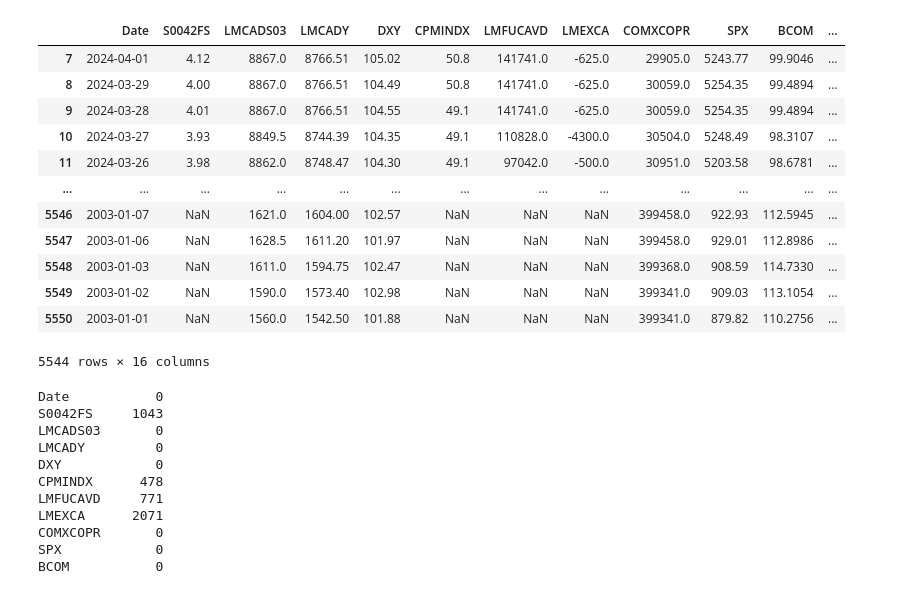
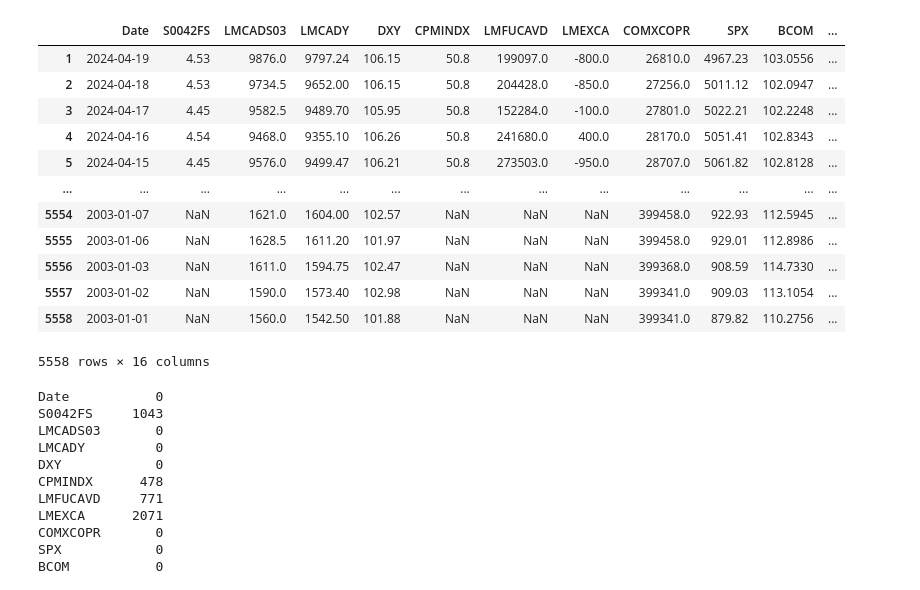
Before and after one commit to f8ac/preprocesamiento, a Jupyter notebook: data_preprocessing_v_3.ipynb, the cells around one changed output. Cells and saved outputs as stored; diff of their text form; code cells hidden in the pictures.

```diff
--- a/data_preprocessing_v_3.ipynb
+++ b/data_preprocessing_v_3.ipynb
@@ -22,21 +22,21 @@ df
 # %%
 df['Date'] = pd.to_datetime(df['Date'], dayfirst=False)  # Convertir la columna de fecha a datetime
-df = df[(df['Date'] >= '2003-01-01') & (df['Date'] <= '2024-04-01')]
+df = df[(df['Date'] >= '2003-01-01') & (df['Date'] <= '2024-04-20')]
 df
 # %% [output]
 |  | Date | S0042FS | LMCADS03 | LMCADY | DXY | CPMINDX | LMFUCAVD | LMEXCA | COMXCOPR | SPX | BCOM | ... |
-| 7 | 2024-04-01 | 4.12 | 8867.0 | 8766.51 | 105.02 | 50.8 | 141741.0 | -625.0 | 29905.0 | 5243.77 | 99.9046 | ... |
-| 8 | 2024-03-29 | 4.00 | 8867.0 | 8766.51 | 104.49 | 50.8 | 141741.0 | -625.0 | 30059.0 | 5254.35 | 99.4894 | ... |
-| 9 | 2024-03-28 | 4.01 | 8867.0 | 8766.51 | 104.55 | 49.1 | 141741.0 | -625.0 | 30059.0 | 5254.35 | 99.4894 | ... |
-| 10 | 2024-03-27 | 3.93 | 8849.5 | 8744.39 | 104.35 | 49.1 | 110828.0 | -4300.0 | 30504.0 | 5248.49 | 98.3107 | ... |
-| 11 | 2024-03-26 | 3.98 | 8862.0 | 8748.47 | 104.30 | 49.1 | 97042.0 | -500.0 | 30951.0 | 5203.58 | 98.6781 | ... |
+| 1 | 2024-04-19 | 4.53 | 9876.0 | 9797.24 | 106.15 | 50.8 | 199097.0 | -800.0 | 26810.0 | 4967.23 | 103.0556 | ... |
+| 2 | 2024-04-18 | 4.53 | 9734.5 | 9652.00 | 106.15 | 50.8 | 204428.0 | -850.0 | 27256.0 | 5011.12 | 102.0947 | ... |
+| 3 | 2024-04-17 | 4.45 | 9582.5 | 9489.70 | 105.95 | 50.8 | 152284.0 | -100.0 | 27801.0 | 5022.21 | 102.2248 | ... |
+| 4 | 2024-04-16 | 4.54 | 9468.0 | 9355.10 | 106.26 | 50.8 | 241680.0 | 400.0 | 28170.0 | 5051.41 | 102.8343 | ... |
+| 5 | 2024-04-15 | 4.45 | 9576.0 | 9499.47 | 106.21 | 50.8 | 273503.0 | -950.0 | 28707.0 | 5061.82 | 102.8128 | ... |
 | ... | ... | ... | ... | ... | ... | ... | ... | ... | ... | ... | ... | ... |
-| 5546 | 2003-01-07 | NaN | 1621.0 | 1604.00 | 102.57 | NaN | NaN | NaN | 399458.0 | 922.93 | 112.5945 | ... |
-| 5547 | 2003-01-06 | NaN | 1628.5 | 1611.20 | 101.97 | NaN | NaN | NaN | 399458.0 | 929.01 | 112.8986 | ... |
-| 5548 | 2003-01-03 | NaN | 1611.0 | 1594.75 | 102.47 | NaN | NaN | NaN | 399368.0 | 908.59 | 114.7330 | ... |
-| 5549 | 2003-01-02 | NaN | 1590.0 | 1573.40 | 102.98 | NaN | NaN | NaN | 399341.0 | 909.03 | 113.1054 | ... |
-| 5550 | 2003-01-01 | NaN | 1560.0 | 1542.50 | 101.88 | NaN | NaN | NaN | 399341.0 | 879.82 | 110.2756 | ... |
+| 5554 | 2003-01-07 | NaN | 1621.0 | 1604.00 | 102.57 | NaN | NaN | NaN | 399458.0 | 922.93 | 112.5945 | ... |
+| 5555 | 2003-01-06 | NaN | 1628.5 | 1611.20 | 101.97 | NaN | NaN | NaN | 399458.0 | 929.01 | 112.8986 | ... |
+| 5556 | 2003-01-03 | NaN | 1611.0 | 1594.75 | 102.47 | NaN | NaN | NaN | 399368.0 | 908.59 | 114.7330 | ... |
+| 5557 | 2003-01-02 | NaN | 1590.0 | 1573.40 | 102.98 | NaN | NaN | NaN | 399341.0 | 909.03 | 113.1054 | ... |
+| 5558 | 2003-01-01 | NaN | 1560.0 | 1542.50 | 101.88 | NaN | NaN | NaN | 399341.0 | 879.82 | 110.2756 | ... |
-5544 rows × 16 columns
+5558 rows × 16 columns
 # %%
 # count null values
 df.isnull().sum()
```
Also changed, not shown: parts of 9 cells of this notebook, 7 other files.
